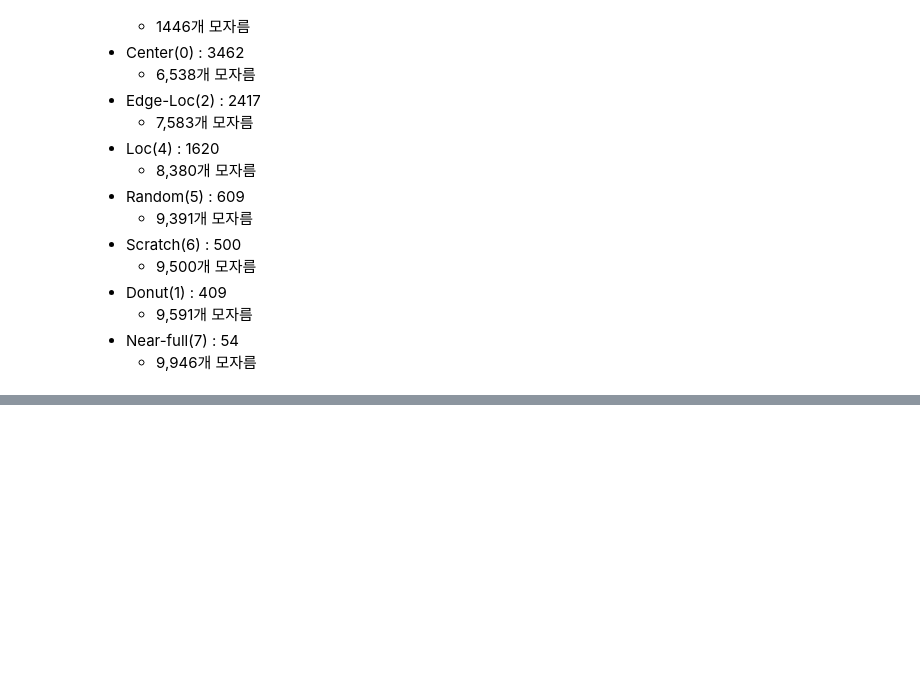
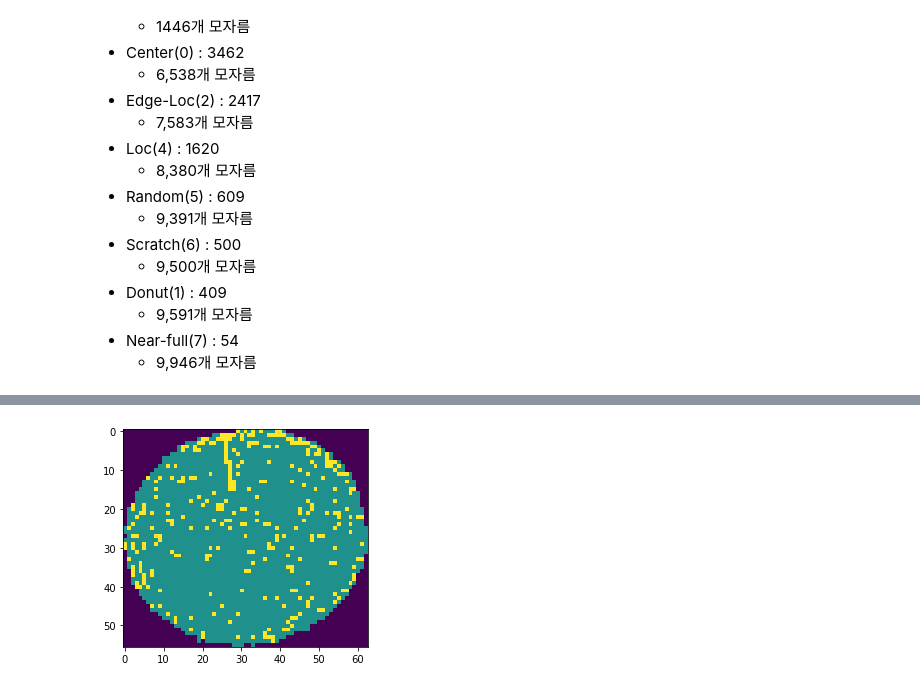
Before and after one commit to jun4879/cbnu_22_1_capstone, a Jupyter notebook: midterm_project/mid_term_project_wafer_classification.ipynb, the cells around one changed output, grey strips where cells are left out. Saved outputs shown, nothing was run; the diff lists cells and outputs as text; code cells hidden in the pictures; blank space fills up the shorter version.

```diff
--- a/midterm_project/mid_term_project_wafer_classification.ipynb
+++ b/midterm_project/mid_term_project_wafer_classification.ipynb
@@ -222,0 +308,7 @@ Name: failureNum, dtype: int64
+# %%
+from scipy.ndimage.interpolation import rotate
+rotated = rotate(test_wafermap.iloc[3]["waferMap"], angle=10,reshape=False)
+plt.imshow(rotated)
+plt.show()
+# %% [output]
+[figure, added]
```
Also changed, not shown: parts of 31 cells of this notebook.
